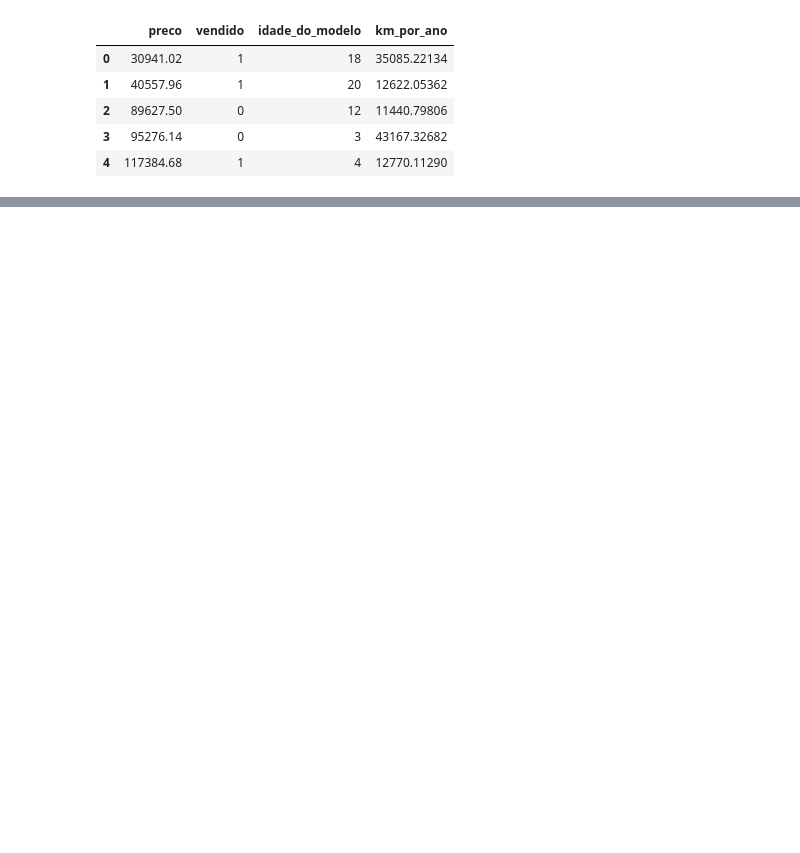
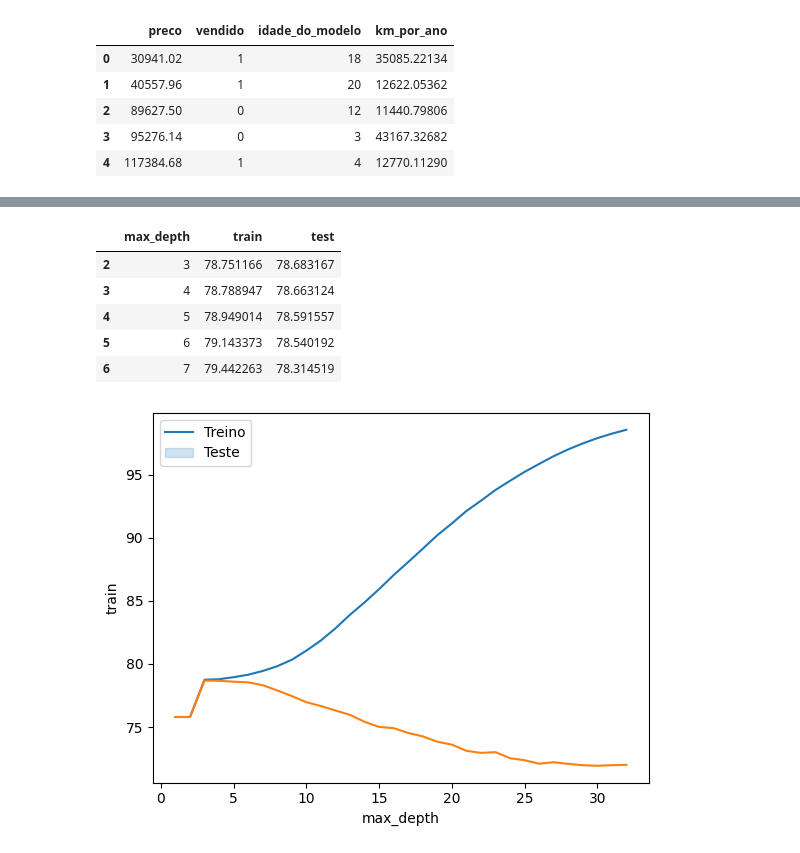
Before and after one commit to sostenes198/Python-Estudos, a Jupyter notebook: curso-4-5-Machine-Learning-Otimizacao-modelos-atraves-hiper-parametros/aula-1.ipynb, the cells around one changed output, grey strips where cells are left out. Saved outputs shown, nothing was run; the diff lists cells and outputs as text; code cells hidden in the pictures; blank space fills up the shorter version.

```diff
--- a/curso-4-5-Machine-Learning-Otimizacao-modelos-atraves-hiper-parametros/aula-1.ipynb
+++ b/curso-4-5-Machine-Learning-Otimizacao-modelos-atraves-hiper-parametros/aula-1.ipynb
@@ -15,0 +128,2 @@ dados.head()
+# %%
+modelo.fit(x_azar, y_azar)
@@ -15,0 +142,8 @@ dados.head()
+# %%
+SEED = 301
+np.random.seed(SEED)
+
+cv = GroupKFold(n_splits = 10)
+modelo = DecisionTreeClassifier(max_depth=3)
+results = cross_validate(modelo, x_azar, y_azar, cv = cv, groups = dados.modelo, return_train_score=False)
+imprime_resultados(results)
@@ -15,0 +260,14 @@ dados.head()
+# %%
+sns.lineplot(x = "max_depth", y = "train", data = resultados)
+sns.lineplot(x = "max_depth", y = "test", data = resultados)
+plt.legend(["Treino", "Teste"])
+
+resultados.sort_values("test", ascending=False).head()
+# %% [output]
+|  | max_depth | train | test |
+| 2 | 3 | 78.751166 | 78.683167 |
+| 3 | 4 | 78.788947 | 78.663124 |
+| 4 | 5 | 78.949014 | 78.591557 |
+| 5 | 6 | 79.143373 | 78.540192 |
+| 6 | 7 | 79.442263 | 78.314519 |
+[figure, added]
```
Also changed, not shown: parts of 31 cells of this notebook, 6 other files.
